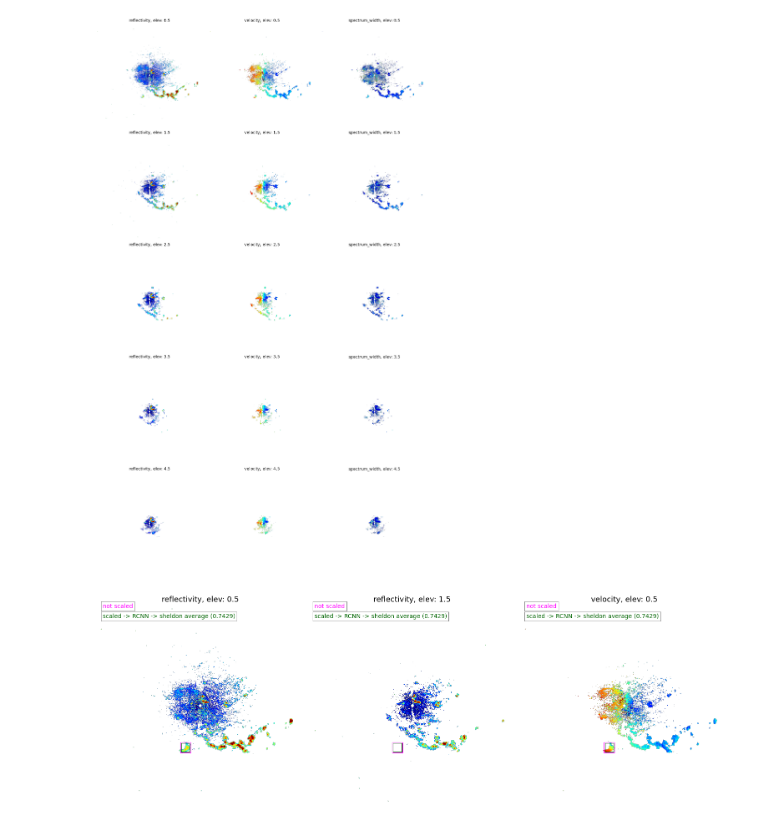
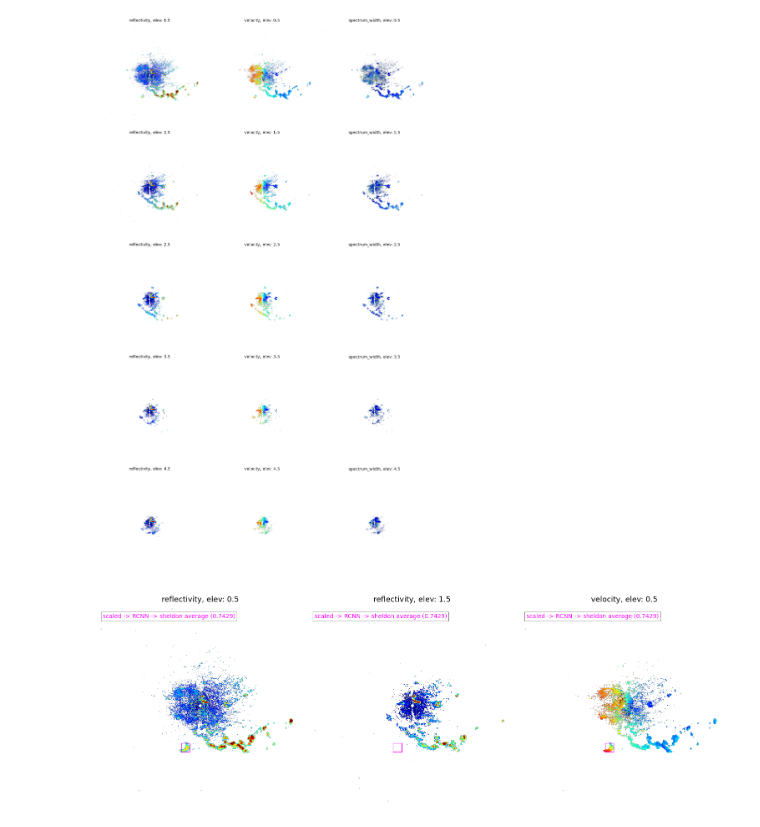
Before and after one commit to darkecology/wsrdata, a Jupyter notebook: tools/visualization.ipynb, the cells around one changed output. Cells and saved outputs as stored; diff of their text form; code cells hidden in the pictures.

Commit message:
sampled visualization for dataset v1.0.0

```diff
--- a/tools/visualization.ipynb
+++ b/tools/visualization.ipynb
@@ -65,72 +66,61 @@ OUTPUT_DIR = "/scratch2/wenlongzhao/roosts2021/libs/wsrdata/datasets/roosts-v0.1
 
 # colors for bboxes
 color_array = [
-    '#FF00FF', # for not scaled boxes
-    '#006400', # for scale strategy 1
+    '#006400', # for not scaled boxes
+    '#FF00FF', # scaled to RCNN then to user factor 0.7429 which is sheldon average
     '#800080',
     '#FFA500',
     '#FFFF00'
 ]
-
-# scale strategy 1: normalize to RCNN then to sheldon average
-def scale_box_1(bbox, annotator_scale_factor):
-    radius = [bbox[2]/2, bbox[3]/2]
-    new_radius = [r/annotator_scale_factor*0.7429 for r in radius]
-    center = [(2 * bbox[0] + bbox[2] - 1) / 2, (2 * bbox[1] + bbox[3] - 1) / 2]
-
-    new_left = int(center[0] - new_radius[0])
-    new_right = center[0] * 2 - new_left
-    new_top = int(center[1] - new_radius[1])
-    new_bottom = center[1] * 2 - new_top
-    return [new_left, new_top, new_right - new_left + 1, new_bottom - new_top + 1]
 
 with open(JSON_PATH, "r") as f:
     dataset = json.load(f)
 scan_to_id = {}
 for split in dataset["scans"]:
     for scan in dataset["scans"][split]:
-        scan_to_id[scan["scan"]] = scan["scan_id"]
-scan = dataset["scans"]["train"][scan_to_id[SCAN]] # this scan is known to be annotated with a roost
+        scan_to_id[scan["scan"]] = (split, scan["scan_id"])
+scan = dataset["scans"][scan_to_id[SCAN][0]][scan_to_id[SCAN][1]]
 
 array = np.load(scan["array_path"])
 array_channel_indices = dataset["info"]["array_channel_indices"]
 
 fig, axs = plt.subplots(1, 3, figsize=(21,7), constrained_layout=True)
 for i, (attr, elev) in enumerate([("reflectivity", "0.5"), ("reflectivity", "1.5"), ("velocity", "0.5")]):
     subplt = axs[i]
     subplt.axis('off')
     subplt.set_title(f"{attr}, elev: {elev}", fontsize=18)
     rgb = cm(scale(array[array_channel_indices[attr][elev], :, :],
                    scale_clip[attr][0],
                    scale_clip[attr][1]))
     subplt.imshow(rgb)
     for annotation in scan["annotations"]:
         bbox = annotation["bbox"]
-        subplt.add_patch(
-            plt.Rectangle((bbox[0], bbox[1]), bbox[2], bbox[3],
-                          fill=False,
-                          edgecolor=color_array[0],
-                          linewidth=1.2)
-        )
-        subplt.text(10, 10, 'not scaled',
-                    bbox=dict(facecolor='white', alpha=0.5),fontsize=14, color=color_array[0])
+#         uncomment the following lines if the input bboxes contain annotator biases
+#         subplt.add_patch(
+#             plt.Rectangle((bbox[0], bbox[1]), bbox[2], bbox[3],
+#                           fill=False,
+#                           edgecolor=color_array[0],
+#                           linewidth=1.2)
+#         )
+#         subplt.text(10, 10, 'not scaled',
+#                     bbox=dict(facecolor='white', alpha=0.5),fontsize=14, color=color_array[0])
 
-        bbox = scale_box_1(bbox, dataset["info"]["bbox_scaling_factors"][annotation["bbox_annotator"]])
+#         bbox = scale_XYWH_box(bbox, dataset["info"]["bbox_scaling_factors"][annotation["bbox_annotator"]])
         subplt.add_patch(
             plt.Rectangle((bbox[0], bbox[1]), bbox[2], bbox[3],
                           fill=False,
                           edgecolor=color_array[1],
                           linewidth=1.2)
         )
         subplt.text(10, 40, 'scaled -> RCNN -> sheldon average (0.7429)',
                     bbox=dict(facecolor='white', alpha=0.5),fontsize=14, color=color_array[1])
 
 plt.show()
 
 
 # if not os.path.exists(OUTPUT_DIR):
 #     os.mkdir(OUTPUT_DIR)
-# fig.savefig(os.path.join(OUTPUT_DIR, SCAN+".png"), facecolor="white")
+# fig.savefig(os.path.join(OUTPUT_DIR, SCAN+".png"), bbox_inches = "tight")
 # plt.close(fig)
 # %% [output]
-[figure, old version]
+[figure, new version]
```
Also changed, not shown: parts of 1 cell of this notebook, 53 other files.
